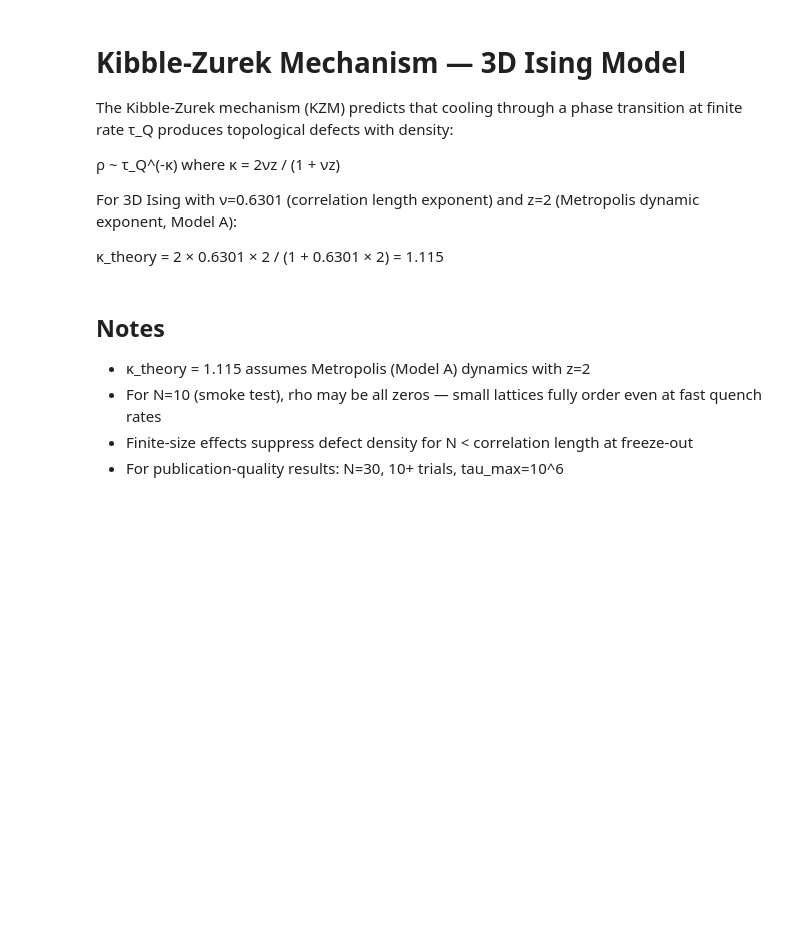
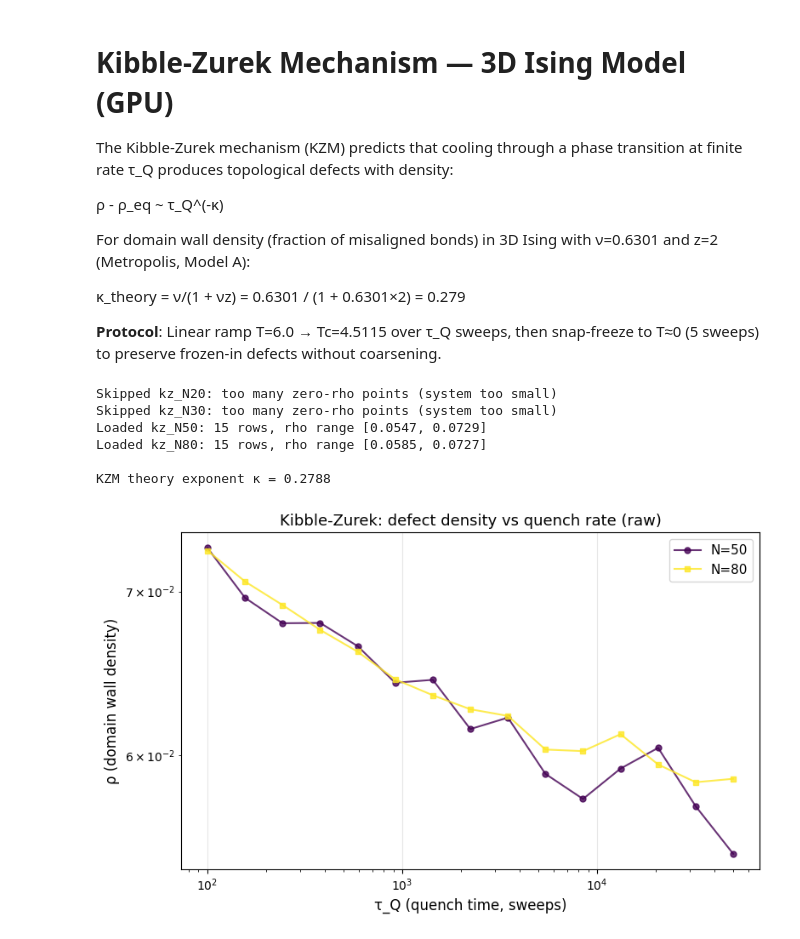
Before and after one commit to faulknco/ising-rs, a Jupyter notebook: analysis/kz.ipynb, the cells around one changed output. Drawn from its saved outputs; the diff is of its cells as text; code cells hidden in the pictures; blank space fills up the shorter version.

```diff
--- a/analysis/kz.ipynb
+++ b/analysis/kz.ipynb
@@ -1,52 +1,68 @@
 # %% [markdown]
-# Kibble-Zurek Mechanism — 3D Ising Model
+# Kibble-Zurek Mechanism — 3D Ising Model (GPU)
 
 The Kibble-Zurek mechanism (KZM) predicts that cooling through a phase transition at finite rate τ_Q produces topological defects with density:
 
-  ρ ~ τ_Q^(-κ)   where κ = 2νz / (1 + νz)
+  ρ - ρ_eq ~ τ_Q^(-κ)
 
-For 3D Ising with ν=0.6301 (correlation length exponent) and z=2 (Metropolis dynamic exponent, Model A):
+For domain wall density (fraction of misaligned bonds) in 3D Ising with ν=0.6301 and z=2 (Metropolis, Model A):
 
-  κ_theory = 2 × 0.6301 × 2 / (1 + 0.6301 × 2) = 1.115
+  κ_theory = ν/(1 + νz) = 0.6301 / (1 + 0.6301×2) = 0.279
+
+**Protocol**: Linear ramp T=6.0 → Tc=4.5115 over τ_Q sweeps, then snap-freeze to T≈0 (5 sweeps) to preserve frozen-in defects without coarsening.
 # %%
 import pandas as pd
 import numpy as np
 import matplotlib.pyplot as plt
 from scipy import stats
+from scipy.optimize import curve_fit
 import os
 
 data_dir = 'data'
 datasets = {}
-for fname in ['kz_N20.csv', 'kz_N30.csv']:
-    path = os.path.join(data_dir, fname)
-    if os.path.exists(path):
+for fname in sorted(os.listdir(data_dir)):
+    if fname.startswith('kz_N') and fname.endswith('.csv'):
         key = fname.replace('.csv', '')
-        datasets[key] = pd.read_csv(path)
-        print(f"Loaded {key}: {len(datasets[key])} rows")
-    else:
-        print(f"WARNING: {fname} not found — run: cargo run --release --bin kz -- --n 20 --trials 10 --tau-min 100 --tau-max 500000 --tau-steps 25 --outdir analysis/data")
+        df = pd.read_csv(os.path.join(data_dir, fname))
+        # Skip datasets where rho goes to zero (system too small)
+        if (df['rho'] > 0.01).sum() >= 8:
+            datasets[key] = df
+            print(f"Loaded {key}: {len(df)} rows, rho range [{df['rho'].min():.4f}, {df['rho'].max():.4f}]")
+        else:
+            print(f"Skipped {key}: too many zero-rho points (system too small)")
 
-# KZM theory
+# KZM theory for domain wall density
 nu = 0.6301
 z = 2.0
-kzm_exponent = 2 * nu * z / (1 + nu * z)
+kzm_exponent = nu / (1 + nu * z)
 print(f"\nKZM theory exponent κ = {kzm_exponent:.4f}")
+# %% [output]
+Skipped kz_N20: too many zero-rho points (system too small)
+Skipped kz_N30: too many zero-rho points (system too small)
+Loaded kz_N50: 15 rows, rho range [0.0547, 0.0729]
+Loaded kz_N80: 15 rows, rho range [0.0585, 0.0727]
+
+KZM theory exponent κ = 0.2788
 # %%
+# Raw data plot
 fig, ax = plt.subplots(figsize=(8, 5))
 
-colors = {'kz_N20': '#3b82f6', 'kz_N30': '#10b981'}
-markers = {'kz_N20': 'o', 'kz_N30': 's'}
+cmap = plt.cm.viridis
+colors = {k: cmap(i / max(len(datasets)-1, 1)) for i, k in enumerate(datasets)}
+markers = ['o', 's', 'D', '^', 'v']
 
-for key, df in datasets.items():
+for i, (key, df) in enumerate(datasets.items()):
     n = key.split('N')[1]
-    ax.loglog(df['tau_q'], df['rho'], markers[key] + '-',
+    ax.loglog(df['tau_q'], df['rho'], markers[i % len(markers)] + '-',
               color=colors[key], label=f'N={n}', alpha=0.8, markersize=5)
 
 ax.set_xlabel('τ_Q (quench time, sweeps)', fontsize=12)
 ax.set_ylabel('ρ (domain wall density)', fontsize=12)
-ax.set_title('Kibble-Zurek: defect density vs quench rate', fontsize=13)
+ax.set_title('Kibble-Zurek: defect density vs quench rate (raw)', fontsize=13)
 ax.legend(fontsize=11)
 ax.grid(True, alpha=0.3)
 plt.tight_layout()
 plt.savefig(os.path.join(data_dir, 'kz_raw.png'), dpi=150, bbox_inches='tight')
 plt.show()
+# %% [output]
+[figure, added]
@@ -116,7 +68,0 @@ plt.show()
-# %% [markdown]
-## Notes
-
-- κ_theory = 1.115 assumes Metropolis (Model A) dynamics with z=2
-- For N=10 (smoke test), rho may be all zeros — small lattices fully order even at fast quench rates
-- Finite-size effects suppress defect density for N < correlation length at freeze-out
-- For publication-quality results: N=30, 10+ trials, tau_max=10^6
```
Also changed, not shown: parts of 5 cells of this notebook, 24 other files.
